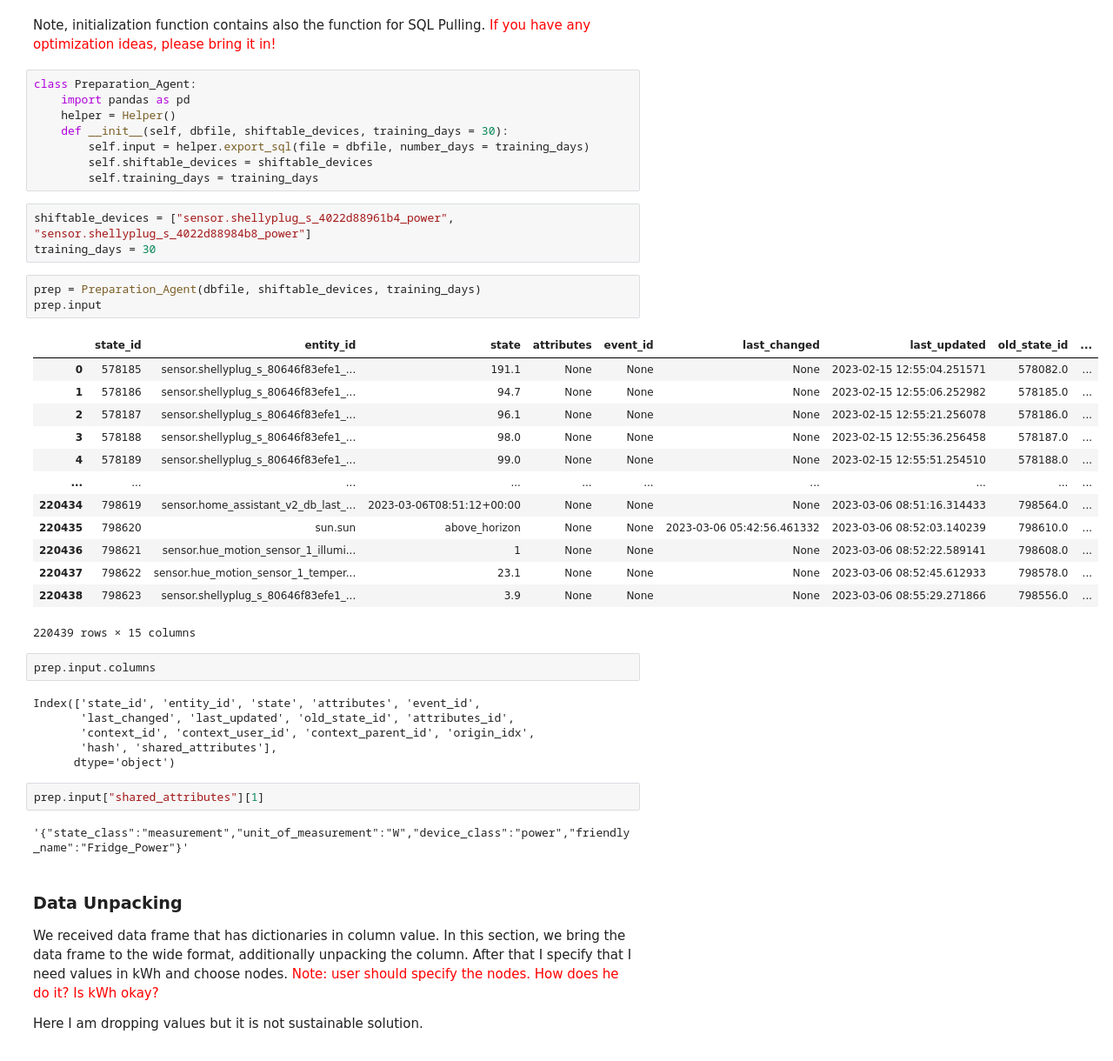
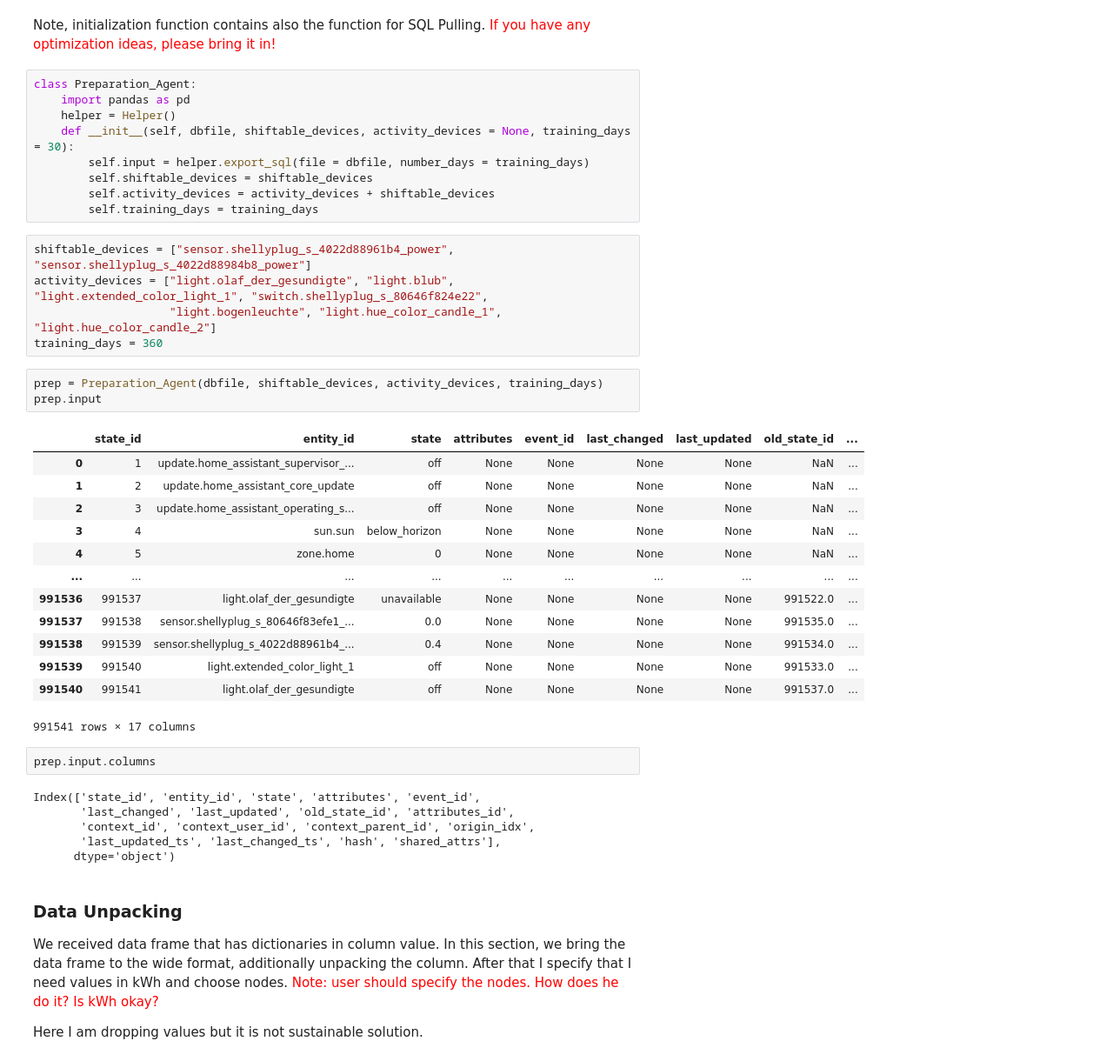
Before and after one commit to sonyaarom/Seminar-Information-Systems, a Jupyter notebook: Preparation_Agent_HA.ipynb, the cells around one changed output. Shown: that part at 87% size. Drawn from its saved outputs; the diff is of its cells as text.

```diff
--- a/Preparation_Agent_HA.ipynb
+++ b/Preparation_Agent_HA.ipynb
@@ -31,42 +31,41 @@ Note, initialization function contains also the function for SQL Pulling. <font
 class Preparation_Agent:
     import pandas as pd
     helper = Helper()
-    def __init__(self, dbfile, shiftable_devices, training_days = 30):
+    def __init__(self, dbfile, shiftable_devices, activity_devices = None, training_days = 30):
         self.input = helper.export_sql(file = dbfile, number_days = training_days)
         self.shiftable_devices = shiftable_devices
+        self.activity_devices = activity_devices + shiftable_devices
         self.training_days = training_days
-# %%
-shiftable_devices = ["sensor.shellyplug_s_4022d88961b4_power", "sensor.shellyplug_s_4022d88984b8_power"]
-training_days = 30
+# %%
+shiftable_devices = ["sensor.shellyplug_s_4022d88961b4_power", "sensor.shellyplug_s_4022d88984b8_power"]
+activity_devices = ["light.olaf_der_gesundigte", "light.blub", "light.extended_color_light_1", "switch.shellyplug_s_80646f824e22",
+                    "light.bogenleuchte", "light.hue_color_candle_1", "light.hue_color_candle_2"]
+training_days = 360
 # %%
-prep = Preparation_Agent(dbfile, shiftable_devices, training_days)
+prep = Preparation_Agent(dbfile, shiftable_devices, activity_devices, training_days)
 prep.input
 # %% [output]
 |  | state_id | entity_id | state | attributes | event_id | last_changed | last_updated | old_state_id | ... |
-| 0 | 578185 | sensor.shellyplug_s_80646f83efe1_... | 191.1 | None | None | None | 2023-02-15 12:55:04.251571 | 578082.0 | ... |
-| 1 | 578186 | sensor.shellyplug_s_80646f83efe1_... | 94.7 | None | None | None | 2023-02-15 12:55:06.252982 | 578185.0 | ... |
-| 2 | 578187 | sensor.shellyplug_s_80646f83efe1_... | 96.1 | None | None | None | 2023-02-15 12:55:21.256078 | 578186.0 | ... |
-| 3 | 578188 | sensor.shellyplug_s_80646f83efe1_... | 98.0 | None | None | None | 2023-02-15 12:55:36.256458 | 578187.0 | ... |
-| 4 | 578189 | sensor.shellyplug_s_80646f83efe1_... | 99.0 | None | None | None | 2023-02-15 12:55:51.254510 | 578188.0 | ... |
+| 0 | 1 | update.home_assistant_supervisor_... | off | None | None | None | None | NaN | ... |
+| 1 | 2 | update.home_assistant_core_update | off | None | None | None | None | NaN | ... |
+| 2 | 3 | update.home_assistant_operating_s... | off | None | None | None | None | NaN | ... |
+| 3 | 4 | sun.sun | below_horizon | None | None | None | None | NaN | ... |
+| 4 | 5 | zone.home | 0 | None | None | None | None | NaN | ... |
 | ... | ... | ... | ... | ... | ... | ... | ... | ... | ... |
-| 220434 | 798619 | sensor.home_assistant_v2_db_last_... | 2023-03-06T08:51:12+00:00 | None | None | None | 2023-03-06 08:51:16.314433 | 798564.0 | ... |
-| 220435 | 798620 | sun.sun | above_horizon | None | None | 2023-03-06 05:42:56.461332 | 2023-03-06 08:52:03.140239 | 798610.0 | ... |
-| 220436 | 798621 | sensor.hue_motion_sensor_1_illumi... | 1 | None | None | None | 2023-03-06 08:52:22.589141 | 798608.0 | ... |
-| 220437 | 798622 | sensor.hue_motion_sensor_1_temper... | 23.1 | None | None | None | 2023-03-06 08:52:45.612933 | 798578.0 | ... |
-| 220438 | 798623 | sensor.shellyplug_s_80646f83efe1_... | 3.9 | None | None | None | 2023-03-06 08:55:29.271866 | 798556.0 | ... |
+| 991536 | 991537 | light.olaf_der_gesundigte | unavailable | None | None | None | None | 991522.0 | ... |
+| 991537 | 991538 | sensor.shellyplug_s_80646f83efe1_... | 0.0 | None | None | None | None | 991535.0 | ... |
+| 991538 | 991539 | sensor.shellyplug_s_4022d88961b4_... | 0.4 | None | None | None | None | 991534.0 | ... |
+| 991539 | 991540 | light.extended_color_light_1 | off | None | None | None | None | 991533.0 | ... |
+| 991540 | 991541 | light.olaf_der_gesundigte | off | None | None | None | None | 991537.0 | ... |
-220439 rows × 15 columns
+991541 rows × 17 columns
 # %%
 prep.input.columns
 # %% [output]
 Index(['state_id', 'entity_id', 'state', 'attributes', 'event_id',
        'last_changed', 'last_updated', 'old_state_id', 'attributes_id',
        'context_id', 'context_user_id', 'context_parent_id', 'origin_idx',
-       'hash', 'shared_attributes'],
+       'last_updated_ts', 'last_changed_ts', 'hash', 'shared_attrs'],
       dtype='object')
-# %%
-prep.input["shared_attributes"][1]
-# %% [output]
-'{"state_class":"measurement","unit_of_measurement":"W","device_class":"power","friendly_name":"Fridge_Power"}'
 # %% [markdown]
 ### Data Unpacking
 We received data frame that has dictionaries in column value. In this section, we bring the data frame to the wide format, additionally unpacking the column. After that I specify that I need values in kWh and choose nodes. <font color='red'>Note: user should specify the nodes. How does he do it? Is kWh okay?
```
Also changed, not shown: parts of 84 cells of this notebook, 10 other files.
